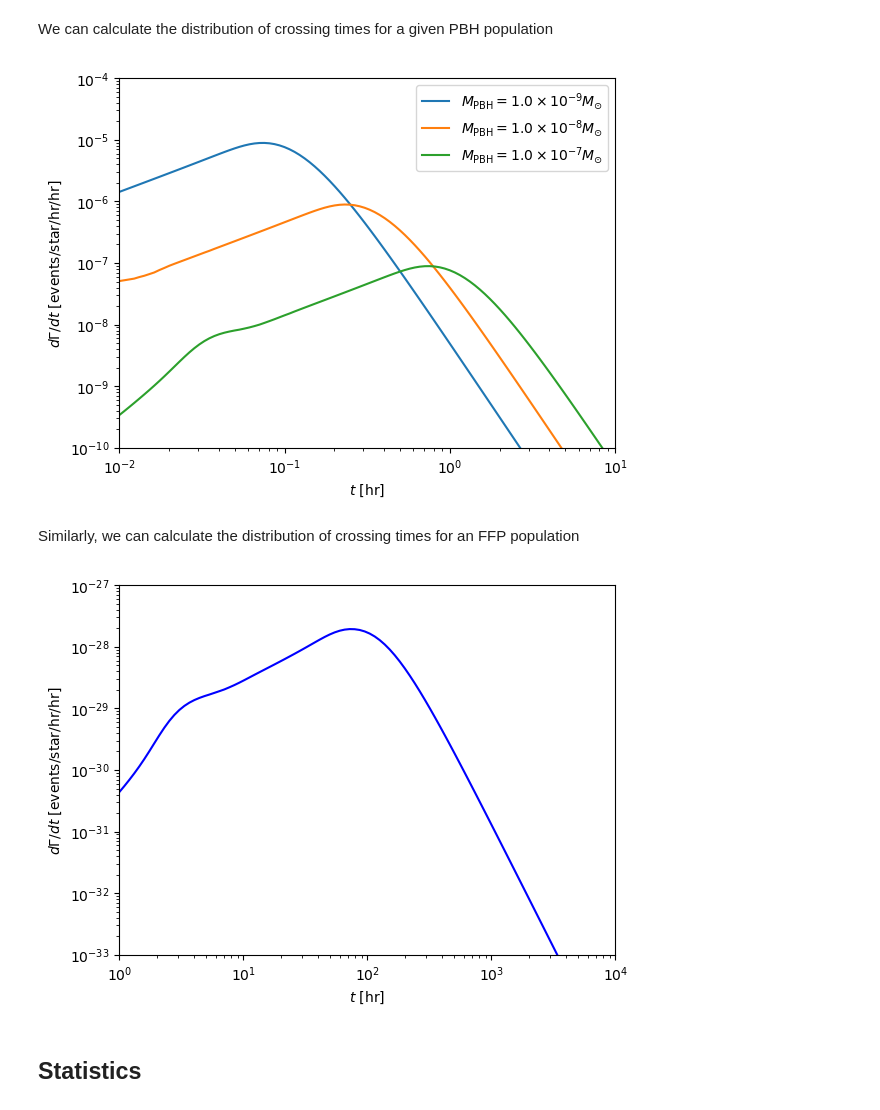
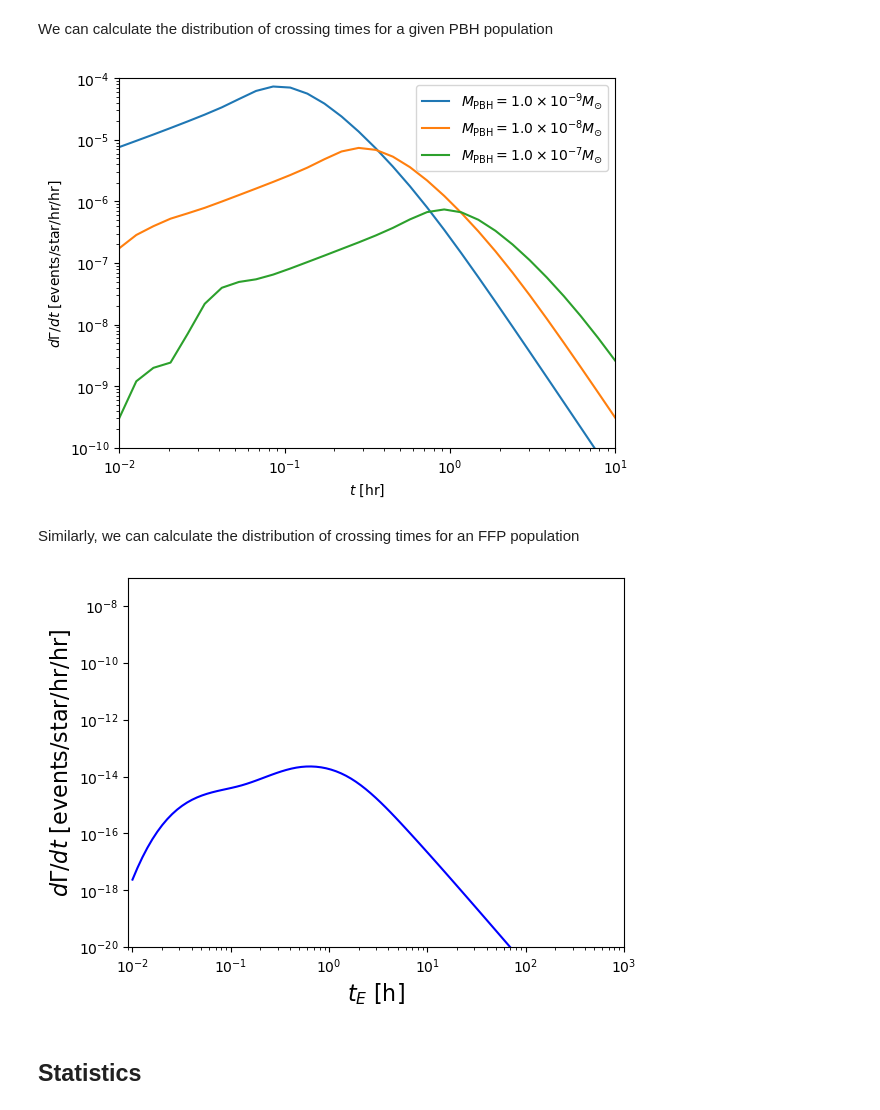
Before and after one commit to NolanSmyth/LensCalcPy, a Jupyter notebook: nbs/index.ipynb, the cells around one changed output. Saved outputs shown, nothing was run; the diff lists cells and outputs as text; code cells hidden in the pictures.

```diff
--- a/nbs/index.ipynb
+++ b/nbs/index.ipynb
@@ -37,7 +36,7 @@ for i, pbh in enumerate(pbhs):
 # %%
 for i, pbh in enumerate(pbhs):
     # plt.loglog(ts, result[i], label=r"$M_{\rm{PBH}} = " + str(pbh.m_pbh) + "M_{\odot}$")
-    plt.loglog(ts, result[i], label=r"$M_{\rm{PBH}} = $" + scientific_format(pbh.m_pbh,0) + "$M_{\odot}$")
+    plt.loglog(ts, result[i], label=r"$M_{\rm{PBH}} = $" + scientific_format(pbh.mass,0) + "$M_{\odot}$")
 
 
 plt.xlabel(r"$t$ [hr]")
@@ -48,6 +47,6 @@ plt.ylim(1e-10, 1e-4)
 plt.legend()
 plt.show()
 # %% [output]
-[figure, old version]
+[figure, new version]
 # %% [markdown]
 Similarly, we can calculate the distribution of crossing times for an FFP population
@@ -58,15 +53,19 @@ ffp_diff_rates = [dGdt_FFP(i, mFFP) for i in t]
+# %%
+mMin = 1e-7  # solar masses
+alpha = 2
+fp = FfpPopulation(mMin, alpha)
 # %%
-plt.loglog(t, ffp_diff_rates,
-           label="Event Rate", color="blue")
-plt.xlabel(r"$t$ [hr]")
-plt.ylabel(r"$d\Gamma/dt$ [events/star/hr/hr]")
-plt.xscale("log")
-plt.yscale("log")
-plt.xlim(1e0, 1e4)
-plt.ylim(1e-33, 1e-27)
+ts = np.logspace(-2, np.log10(1e3), num=100)
+diff_rates = fp.compute_differential_rate(ts, finite=False)
+
+plt.loglog(ts, diff_rates, color="blue")
+plt.xlabel(r"$t_E$ [h]", fontsize=16)
+plt.ylabel(r"$d\Gamma/dt$ [events/star/hr/hr]", fontsize=16)
+plt.xlim([0.009, 1e3])
+plt.ylim([1e-20, 1e-7])
 plt.show()
 # %% [output]
-[figure, old version]
+[figure, new version]
 # %% [markdown]
 ## Statistics
 # %% [markdown]
```
Also changed, not shown: parts of 2 cells of this notebook, 11 other files.
